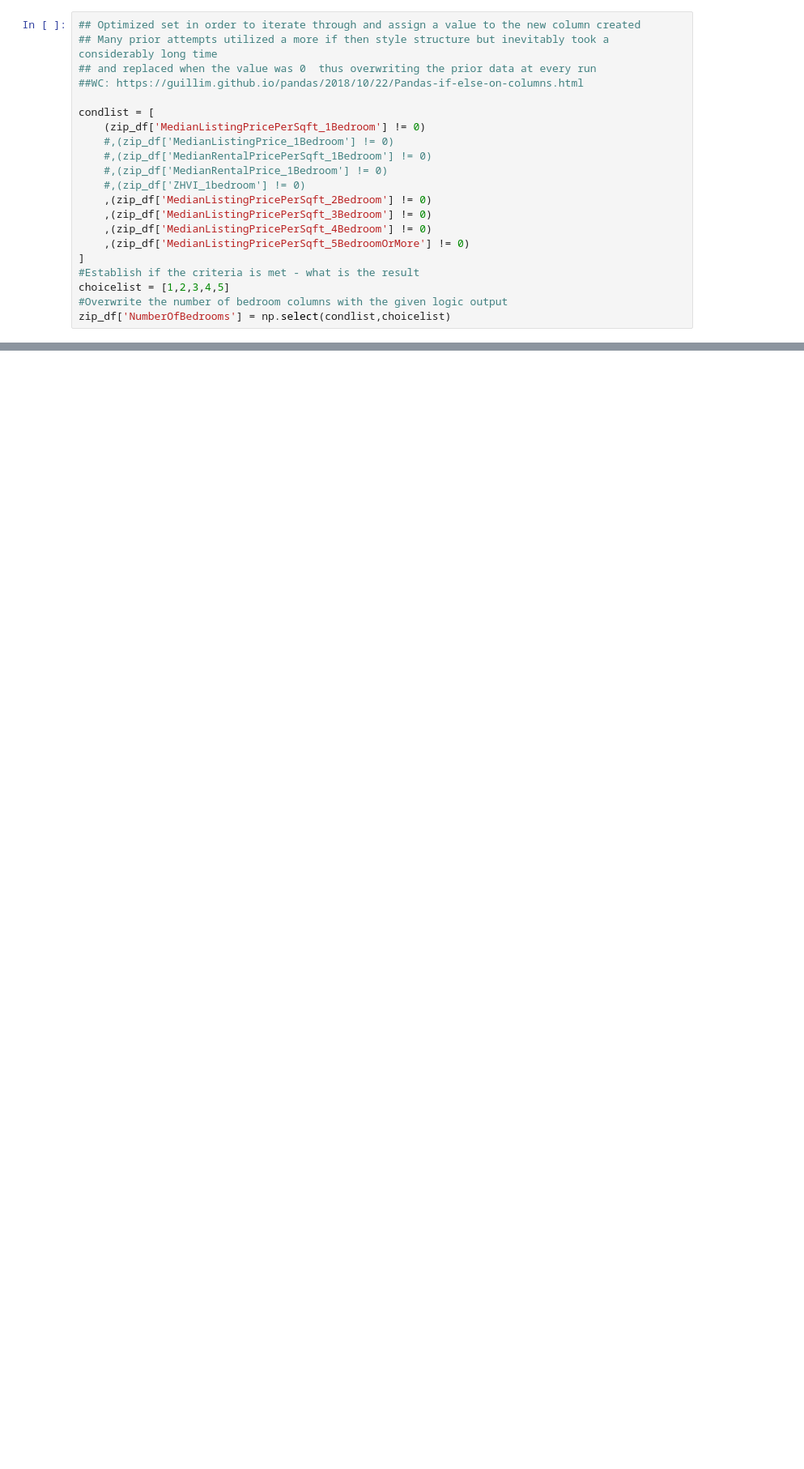
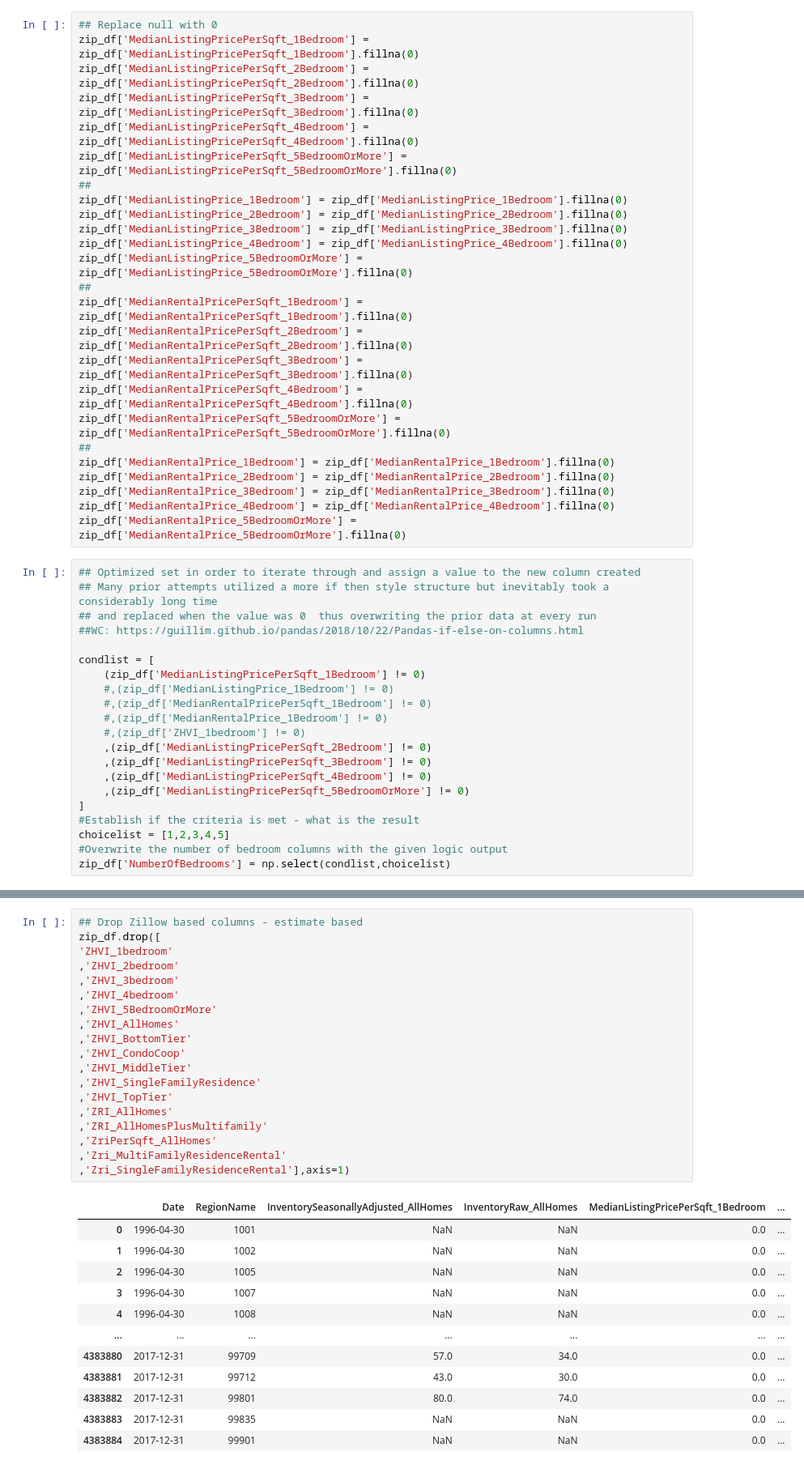
Before and after one commit to norgrenm/US_House_Price_Prediction, a Jupyter notebook: notebooks/DM-US_HousingData.ipynb, the cells around one changed output, grey strips where cells are left out. Shown at 81% size. Saved outputs shown, nothing was run; the diff lists cells and outputs as text; blank space fills up the shorter version.

```diff
--- a/notebooks/DM-US_HousingData.ipynb
+++ b/notebooks/DM-US_HousingData.ipynb
@@ -466,3 +275,28 @@ zip_df['MedianListingPricePerSqft_5BedroomOrMore'] = zip_df['MedianListingPriceP
+# %%
+## Replace null with 0
+zip_df['MedianListingPricePerSqft_1Bedroom'] = zip_df['MedianListingPricePerSqft_1Bedroom'].fillna(0)
+zip_df['MedianListingPricePerSqft_2Bedroom'] = zip_df['MedianListingPricePerSqft_2Bedroom'].fillna(0)
+zip_df['MedianListingPricePerSqft_3Bedroom'] = zip_df['MedianListingPricePerSqft_3Bedroom'].fillna(0)
+zip_df['MedianListingPricePerSqft_4Bedroom'] = zip_df['MedianListingPricePerSqft_4Bedroom'].fillna(0)
+zip_df['MedianListingPricePerSqft_5BedroomOrMore'] = zip_df['MedianListingPricePerSqft_5BedroomOrMore'].fillna(0)
+##
+zip_df['MedianListingPrice_1Bedroom'] = zip_df['MedianListingPrice_1Bedroom'].fillna(0)
+zip_df['MedianListingPrice_2Bedroom'] = zip_df['MedianListingPrice_2Bedroom'].fillna(0)
+zip_df['MedianListingPrice_3Bedroom'] = zip_df['MedianListingPrice_3Bedroom'].fillna(0)
+zip_df['MedianListingPrice_4Bedroom'] = zip_df['MedianListingPrice_4Bedroom'].fillna(0)
+zip_df['MedianListingPrice_5BedroomOrMore'] = zip_df['MedianListingPrice_5BedroomOrMore'].fillna(0)
+##
+zip_df['MedianRentalPricePerSqft_1Bedroom'] = zip_df['MedianRentalPricePerSqft_1Bedroom'].fillna(0)
+zip_df['MedianRentalPricePerSqft_2Bedroom'] = zip_df['MedianRentalPricePerSqft_2Bedroom'].fillna(0)
+zip_df['MedianRentalPricePerSqft_3Bedroom'] = zip_df['MedianRentalPricePerSqft_3Bedroom'].fillna(0)
+zip_df['MedianRentalPricePerSqft_4Bedroom'] = zip_df['MedianRentalPricePerSqft_4Bedroom'].fillna(0)
+zip_df['MedianRentalPricePerSqft_5BedroomOrMore'] = zip_df['MedianRentalPricePerSqft_5BedroomOrMore'].fillna(0)
+##
+zip_df['MedianRentalPrice_1Bedroom'] = zip_df['MedianRentalPrice_1Bedroom'].fillna(0)
+zip_df['MedianRentalPrice_2Bedroom'] = zip_df['MedianRentalPrice_2Bedroom'].fillna(0)
+zip_df['MedianRentalPrice_3Bedroom'] = zip_df['MedianRentalPrice_3Bedroom'].fillna(0)
+zip_df['MedianRentalPrice_4Bedroom'] = zip_df['MedianRentalPrice_4Bedroom'].fillna(0)
+zip_df['MedianRentalPrice_5BedroomOrMore'] = zip_df['MedianRentalPrice_5BedroomOrMore'].fillna(0)
 # %%
 ## Optimized set in order to iterate through and assign a value to the new column created
 ## Many prior attempts utilized a more if then style structure but inevitably took a considerably long time
@@ -501,0 +382,32 @@ Name: NumberOfBedrooms, dtype: int64
+# %%
+## Drop Zillow based columns - estimate based
+zip_df.drop([
+'ZHVI_1bedroom'
+,'ZHVI_2bedroom'
+,'ZHVI_3bedroom'
+,'ZHVI_4bedroom'
+,'ZHVI_5BedroomOrMore'
+,'ZHVI_AllHomes'
+,'ZHVI_BottomTier'
+,'ZHVI_CondoCoop'
+,'ZHVI_MiddleTier'
+,'ZHVI_SingleFamilyResidence'
+,'ZHVI_TopTier'
+,'ZRI_AllHomes'
+,'ZRI_AllHomesPlusMultifamily'
+,'ZriPerSqft_AllHomes'
+,'Zri_MultiFamilyResidenceRental'
+,'Zri_SingleFamilyResidenceRental'],axis=1)
+# %% [output]
+|  | Date | RegionName | InventorySeasonallyAdjusted_AllHomes | InventoryRaw_AllHomes | MedianListingPricePerSqft_1Bedroom | ... |
+| 0 | 1996-04-30 | 1001 | NaN | NaN | 0.0 | ... |
+| 1 | 1996-04-30 | 1002 | NaN | NaN | 0.0 | ... |
+| 2 | 1996-04-30 | 1005 | NaN | NaN | 0.0 | ... |
+| 3 | 1996-04-30 | 1007 | NaN | NaN | 0.0 | ... |
+| 4 | 1996-04-30 | 1008 | NaN | NaN | 0.0 | ... |
+| ... | ... | ... | ... | ... | ... | ... |
+| 4383880 | 2017-12-31 | 99709 | 57.0 | 34.0 | 0.0 | ... |
+| 4383881 | 2017-12-31 | 99712 | 43.0 | 30.0 | 0.0 | ... |
+| 4383882 | 2017-12-31 | 99801 | 80.0 | 74.0 | 0.0 | ... |
+| 4383883 | 2017-12-31 | 99835 | NaN | NaN | 0.0 | ... |
+| 4383884 | 2017-12-31 | 99901 | NaN | NaN | 0.0 | ... |
```
Also changed, not shown: parts of 34 cells of this notebook.
